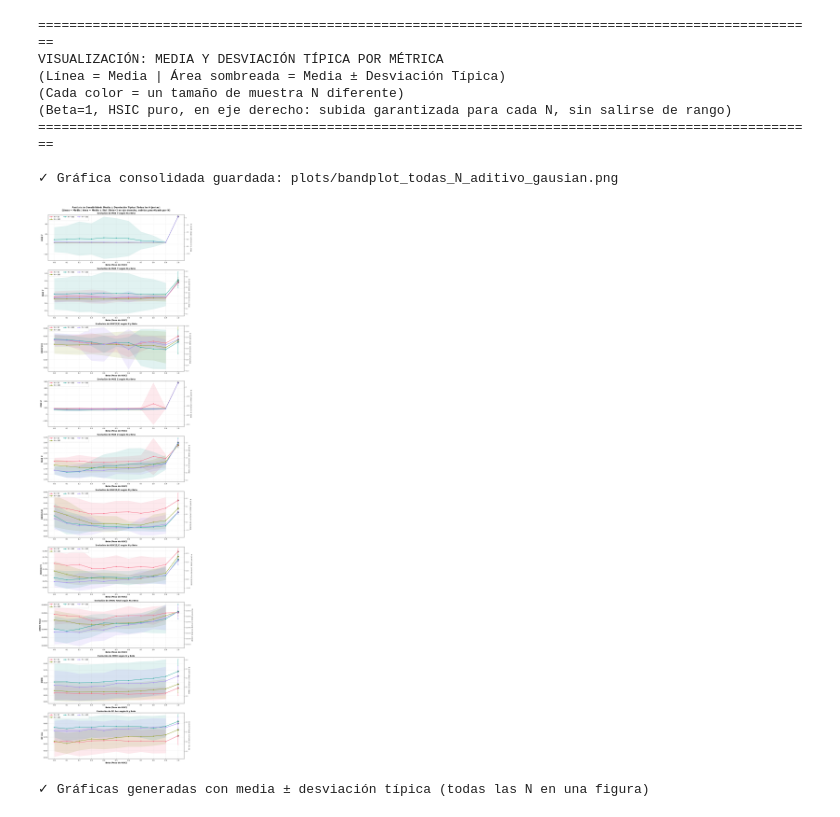
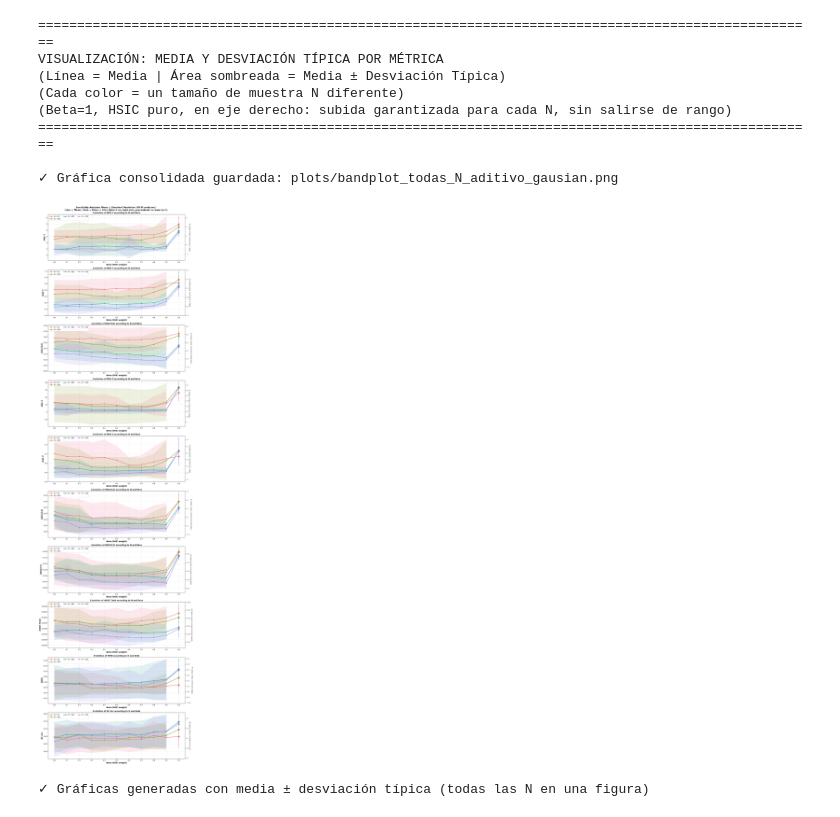
Before and after one commit to Claudia-Rodriguez2002/kacgm_hsic, a Jupyter notebook: notebooks/Experimento2/Observacional/Ruido_ Multiplicativo_Gamma.ipynb, the cells around one changed output. Saved outputs shown, nothing was run; the diff lists cells and outputs as text; code cells hidden in the pictures.

```diff
--- a/notebooks/Experimento2/Observacional/Ruido_ Multiplicativo_Gamma.ipynb
+++ b/notebooks/Experimento2/Observacional/Ruido_ Multiplicativo_Gamma.ipynb
@@ -32,7 +32,7 @@ def generate_synthetic_triangle_data_pure_gausian (num_samples=2000, seed=42, es
     eps_Z = np.random.gamma(shape=forma, scale=theta, size=num_samples) - media_gamma
 
     X = eps_X
-    Y = 0.5 * (X ** 2) * eps_Y
+    Y = 0.5 * (X ** 2) + np.sin(X)* eps_Y
     Z = 0.7 * X + 0.4 * (Y ** 2) - np.cos(Y) * eps_Z
     return pd.DataFrame({'X': X, 'Y': Y, 'Z': Z})
 
@@ -491,8 +491,7 @@ num_plots = len(metricas_para_plot)
 fig, axes = plt.subplots(num_plots, 1, figsize=(14, 5 * num_plots))
 if num_plots == 1:
     axes = [axes]
-
-fig.suptitle('Análisis de Sensibilidad: Media ± Desviación Típica (Todas las N juntas)\n(Línea = Media | Área = Media ± Std | Beta=1 en eje derecho, subida garantizada por N)',
+fig.suptitle('Sensitivity Analysis: Mean ± Standard Deviation (All N combined)\n(Line = Mean | Area = Mean ± Std | Beta=1 on right axis, guaranteed increase by N)',
              fontsize=14, fontweight='bold', y=0.995)
 
 def _a_coords_figura(fig_obj, ax_obj, punto):
@@ -589,40 +588,40 @@ for idx, metrica in enumerate(metricas_para_plot):
         fig.add_artist(banda)
 
     # Estética eje izquierdo (Beta 0 a 0.9)
-    ax.set_xlabel('Beta (Peso de HSIC)', fontsize=12, fontweight='bold')
+    ax.set_xlabel('Beta (HSIC weight)', fontsize=12, fontweight='bold')
     ax.set_ylabel(metrica, fontsize=12, fontweight='bold')
-    ax.set_title(f'Evolución de {metrica} según N y Beta', fontsize=12, fontweight='bold')
+    ax.set_title(f'Evolution of {metrica} according to N and Beta', fontsize=12, fontweight='bold')
     ax.grid(True, linestyle='--', alpha=0.4)
     ax.set_xlim(-0.05, 1.05)
     ax.set_xticks(sorted(df_global['Beta'].unique()))
     ax.legend(lineas_leyenda, etiquetas_leyenda, loc='upper left', fontsize=10, ncol=3)
 
     # Estética eje derecho
-    ax2.set_ylabel(f'{metrica} en Beta=1 (HSIC puro) ◆', fontsize=10, fontweight='bold', color='dimgray')
+    ax2.set_ylabel(f'{metrica} in Beta=1 (Pure HSIC) ◆', fontsize=10, fontweight='bold', color='dimgray')
     ax2.tick_params(axis='y', labelcolor='dimgray')
 
 plt.tight_layout()
 
 # Guardar figura
 if not os.path.exists('plots'):
     os.makedirs('plots')
 
 ruta_plot = os.path.join('plots', 'bandplot_todas_N_aditivo_gausian.png')
 plt.savefig(ruta_plot, dpi=300, bbox_inches='tight')
 print(f"✓ Gráfica consolidada guardada: {ruta_plot}\n")
 plt.show()
 
 print(f"✓ Gráficas generadas con media ± desviación típica (todas las N en una figura)")
 # %% [output]
 ====================================================================================================
 VISUALIZACIÓN: MEDIA Y DESVIACIÓN TÍPICA POR MÉTRICA
 (Línea = Media | Área sombreada = Media ± Desviación Típica)
 (Cada color = un tamaño de muestra N diferente)
 (Beta=1, HSIC puro, en eje derecho: subida garantizada para cada N, sin salirse de rango)
 ====================================================================================================
 
 ✓ Gráfica consolidada guardada: plots/bandplot_todas_N_aditivo_gausian.png
-[figure, old version]
+[figure, new version]
 ✓ Gráficas generadas con media ± desviación típica (todas las N en una figura)
 # %%
 # ==============================================================================
```
Also changed, not shown: parts of 5 cells of this notebook, 12 other files.
